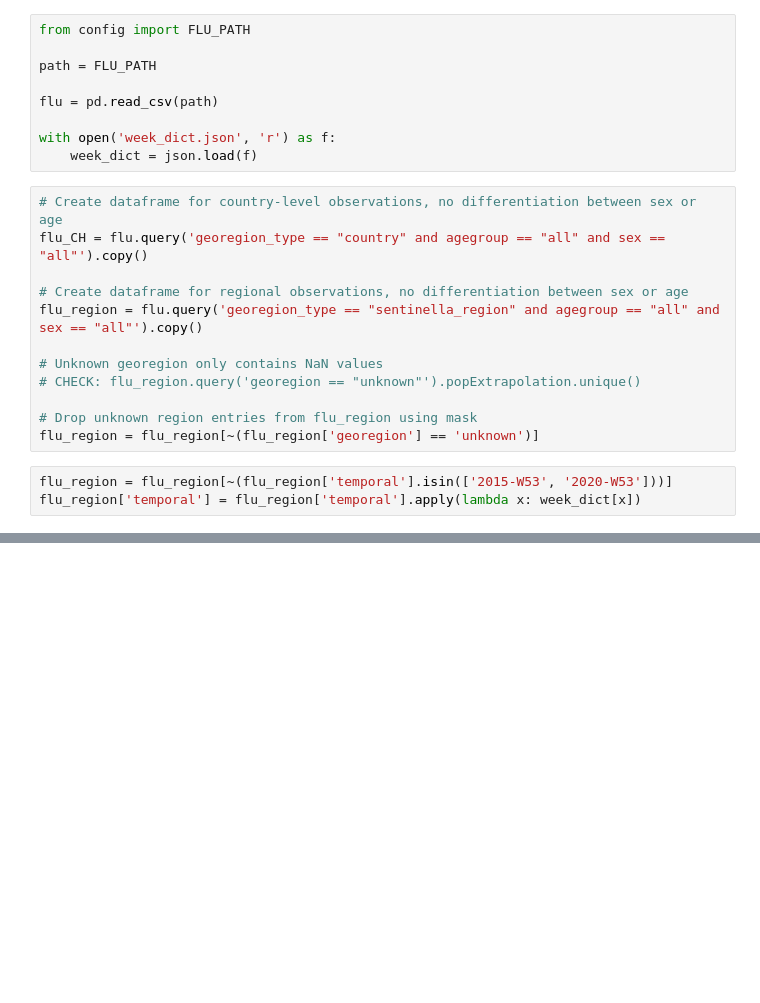
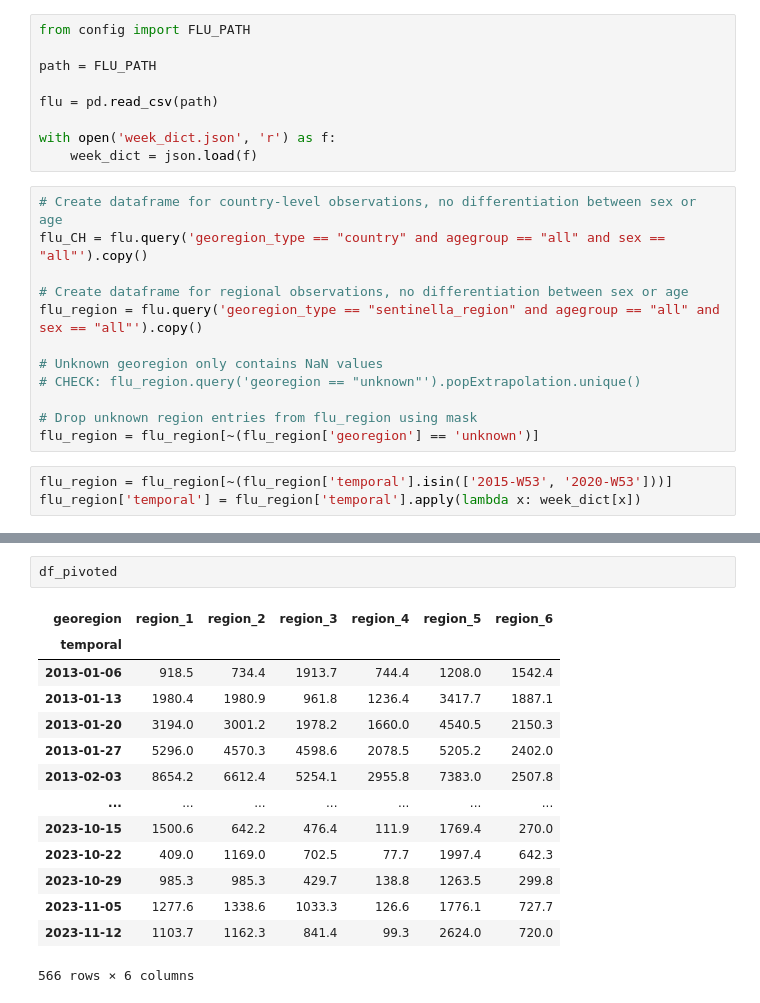
Before and after one commit to th-kl/DSF, a Jupyter notebook: notebooks/exploration.ipynb, the cells around one changed output, grey strips where cells are left out. Saved outputs shown, nothing was run; the diff lists cells and outputs as text; blank space fills up the shorter version.

```diff
--- a/notebooks/exploration.ipynb
+++ b/notebooks/exploration.ipynb
@@ -56,0 +57,17 @@ plt.show()
+# %%
+df_pivoted
+# %% [output]
+| georegion | region_1 | region_2 | region_3 | region_4 | region_5 | region_6 |
+| temporal |  |  |  |  |  |  |
+| 2013-01-06 | 918.5 | 734.4 | 1913.7 | 744.4 | 1208.0 | 1542.4 |
+| 2013-01-13 | 1980.4 | 1980.9 | 961.8 | 1236.4 | 3417.7 | 1887.1 |
+| 2013-01-20 | 3194.0 | 3001.2 | 1978.2 | 1660.0 | 4540.5 | 2150.3 |
+| 2013-01-27 | 5296.0 | 4570.3 | 4598.6 | 2078.5 | 5205.2 | 2402.0 |
+| 2013-02-03 | 8654.2 | 6612.4 | 5254.1 | 2955.8 | 7383.0 | 2507.8 |
+| ... | ... | ... | ... | ... | ... | ... |
+| 2023-10-15 | 1500.6 | 642.2 | 476.4 | 111.9 | 1769.4 | 270.0 |
+| 2023-10-22 | 409.0 | 1169.0 | 702.5 | 77.7 | 1997.4 | 642.3 |
+| 2023-10-29 | 985.3 | 985.3 | 429.7 | 138.8 | 1263.5 | 299.8 |
+| 2023-11-05 | 1277.6 | 1338.6 | 1033.3 | 126.6 | 1776.1 | 727.7 |
+| 2023-11-12 | 1103.7 | 1162.3 | 841.4 | 99.3 | 2624.0 | 720.0 |
+566 rows × 6 columns
```
Also changed, not shown: parts of 1 cell of this notebook.
